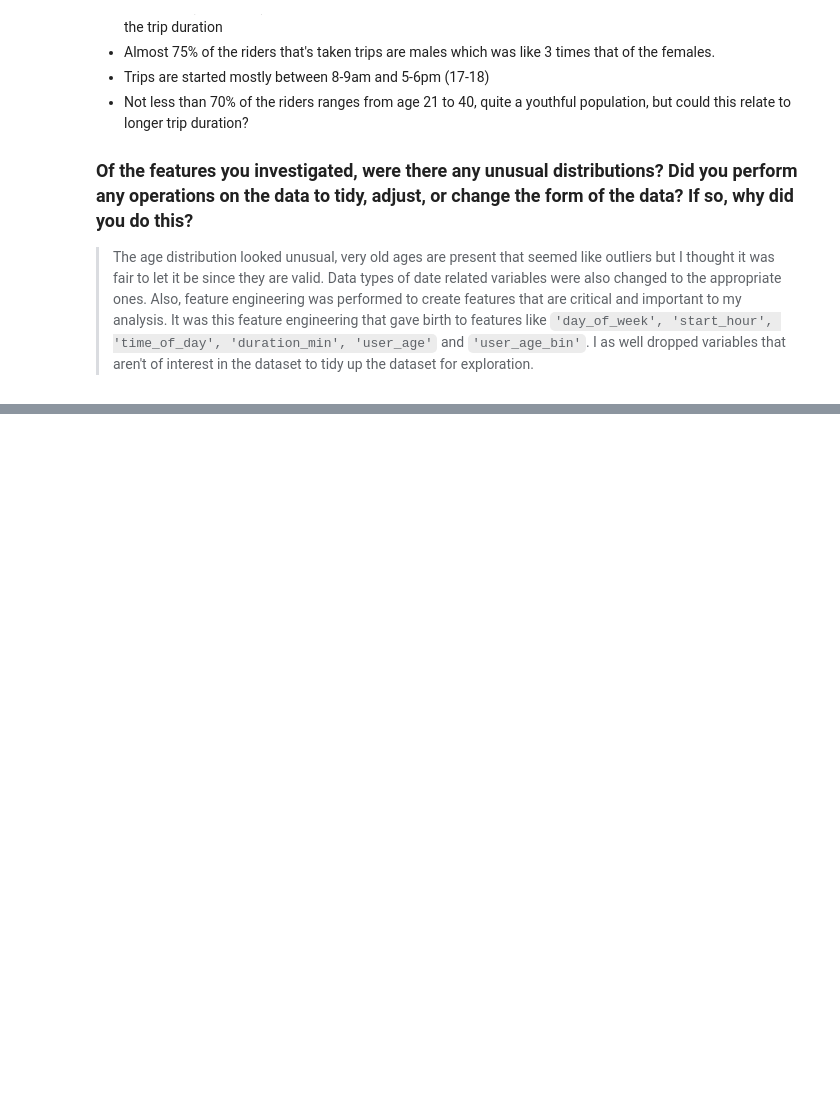
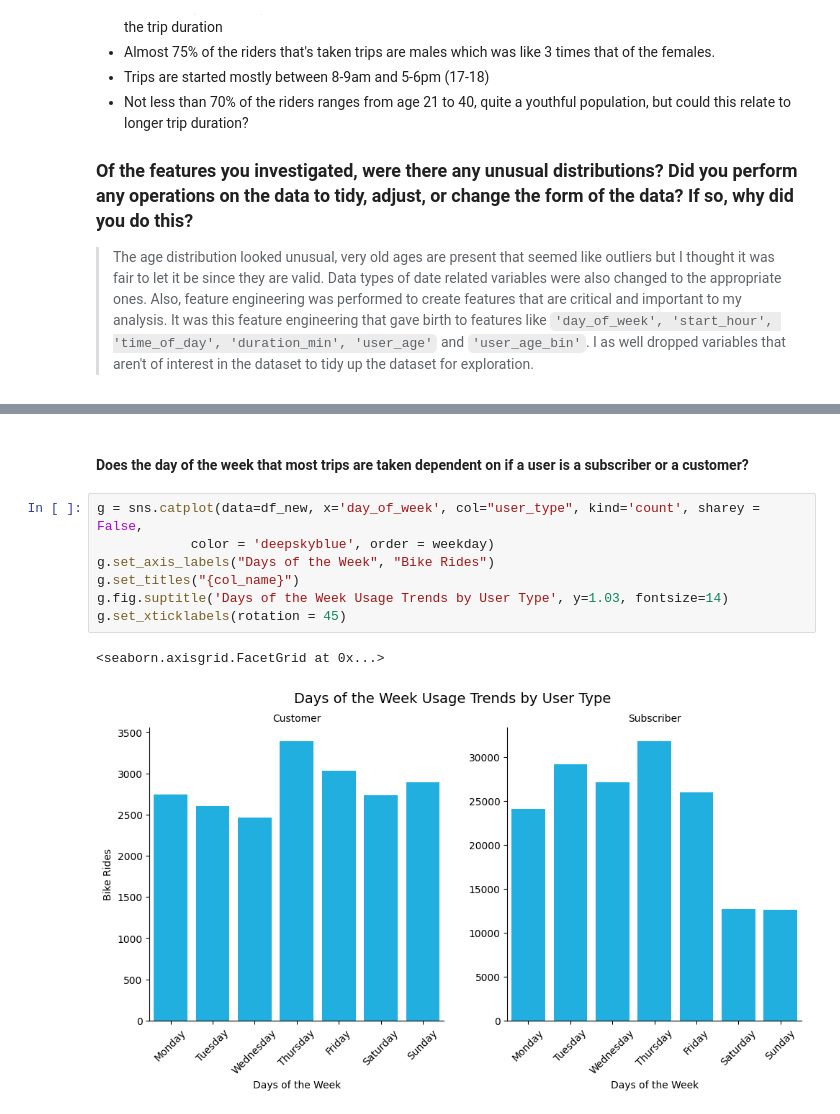
Before and after one commit to HoangMinh153/Data-Analyst, a Jupyter notebook: exercise.ipynb, the cells around one changed output, grey strips where cells are left out. Drawn from its saved outputs; the diff is of its cells as text; blank space fills up the shorter version.

```diff
--- a/exercise.ipynb
+++ b/exercise.ipynb
@@ -461,0 +516,12 @@ I as well dropped variables that aren't of interest in the dataset to tidy up th
+# %% [markdown]
+#### Does the day of the week that most trips are taken dependent on if a user is a subscriber or a customer?
+# %%
+g = sns.catplot(data=df_new, x='day_of_week', col="user_type", kind='count', sharey = False,
+            color = 'deepskyblue', order = weekday)
+g.set_axis_labels("Days of the Week", "Bike Rides")
+g.set_titles("{col_name}")
+g.fig.suptitle('Days of the Week Usage Trends by User Type', y=1.03, fontsize=14)
+g.set_xticklabels(rotation = 45)
+# %% [output]
+<seaborn.axisgrid.FacetGrid at 0x...>
+[figure, added]
```
Also changed, not shown: parts of 10 cells of this notebook.
